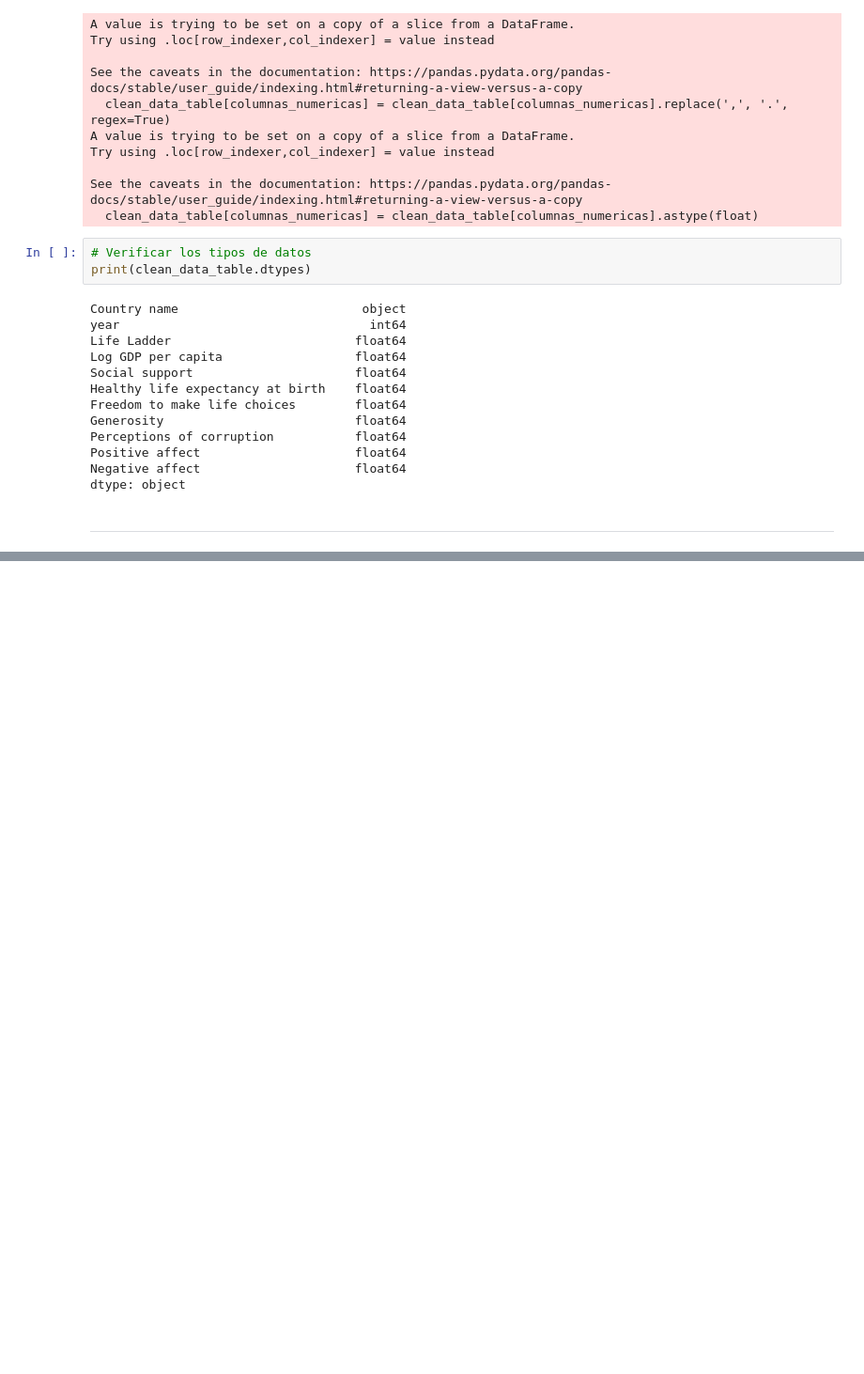
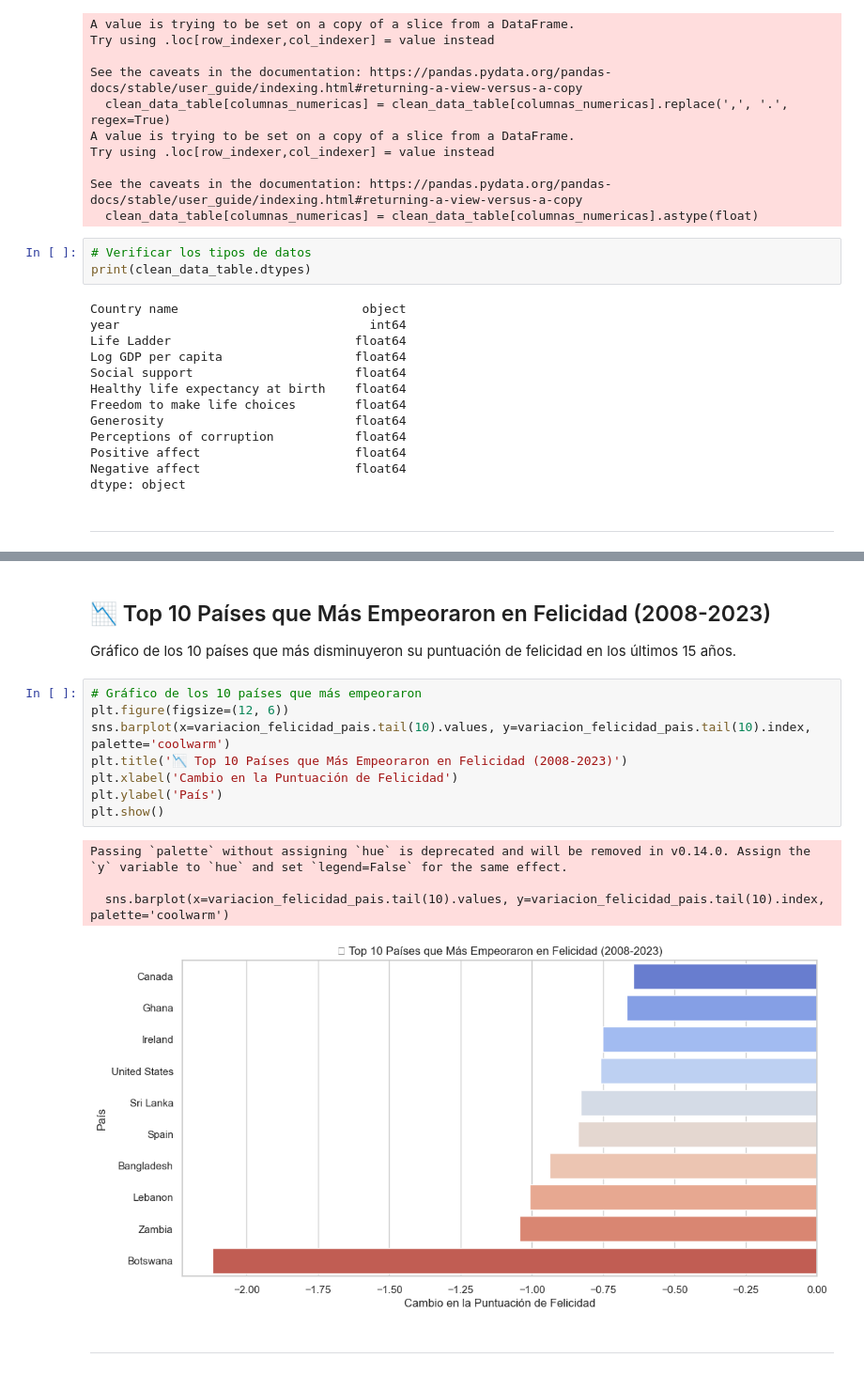
Before and after one commit to MLopezCastro/World-Happiness-2024, a Jupyter notebook: World Happiness 2024.ipynb, the cells around one changed output, grey strips where cells are left out. Shown at 94% size. Cells and saved outputs as stored; diff of their text form; blank space fills up the shorter version.

```diff
--- a/World Happiness 2024.ipynb
+++ b/World Happiness 2024.ipynb
@@ -1000,0 +1055,19 @@ dtype: object
+# %% [markdown]
+## 📉 Top 10 Países que Más Empeoraron en Felicidad (2008-2023) ##
+
+Gráfico de los 10 países que más disminuyeron su puntuación de felicidad en los últimos 15 años.
+# %%
+# Gráfico de los 10 países que más empeoraron
+plt.figure(figsize=(12, 6))
+sns.barplot(x=variacion_felicidad_pais.tail(10).values, y=variacion_felicidad_pais.tail(10).index, palette='coolwarm')
+plt.title('📉 Top 10 Países que Más Empeoraron en Felicidad (2008-2023)')
+plt.xlabel('Cambio en la Puntuación de Felicidad')
+plt.ylabel('País')
+plt.show()
+# %% [output]
+Passing `palette` without assigning `hue` is deprecated and will be removed in v0.14.0. Assign the `y` variable to `hue` and set `legend=False` for the same effect.
+
+  sns.barplot(x=variacion_felicidad_pais.tail(10).values, y=variacion_felicidad_pais.tail(10).index, palette='coolwarm')
+[figure, added]
+# %% [markdown]
+---------
```
Also changed, not shown: parts of 5 cells of this notebook.
